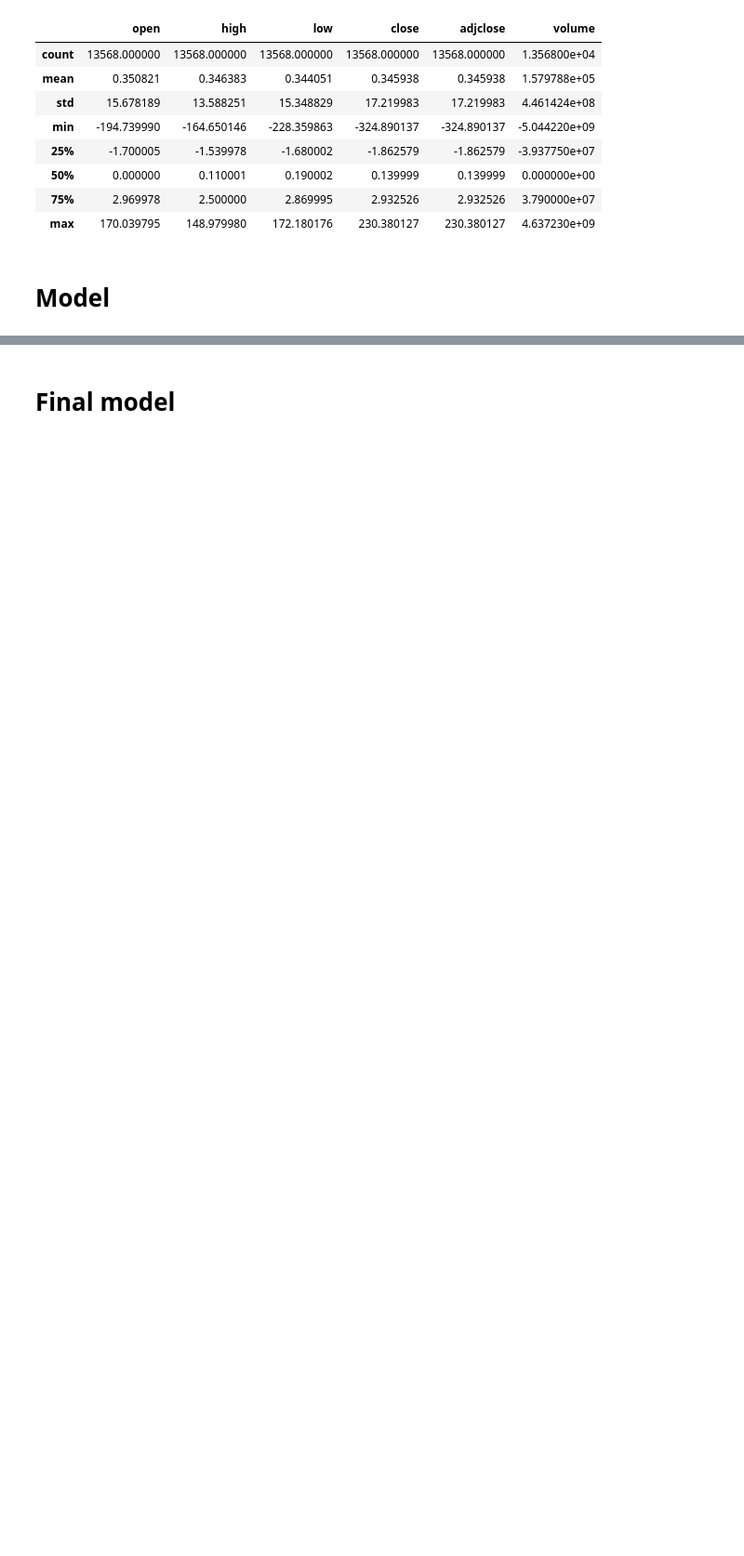
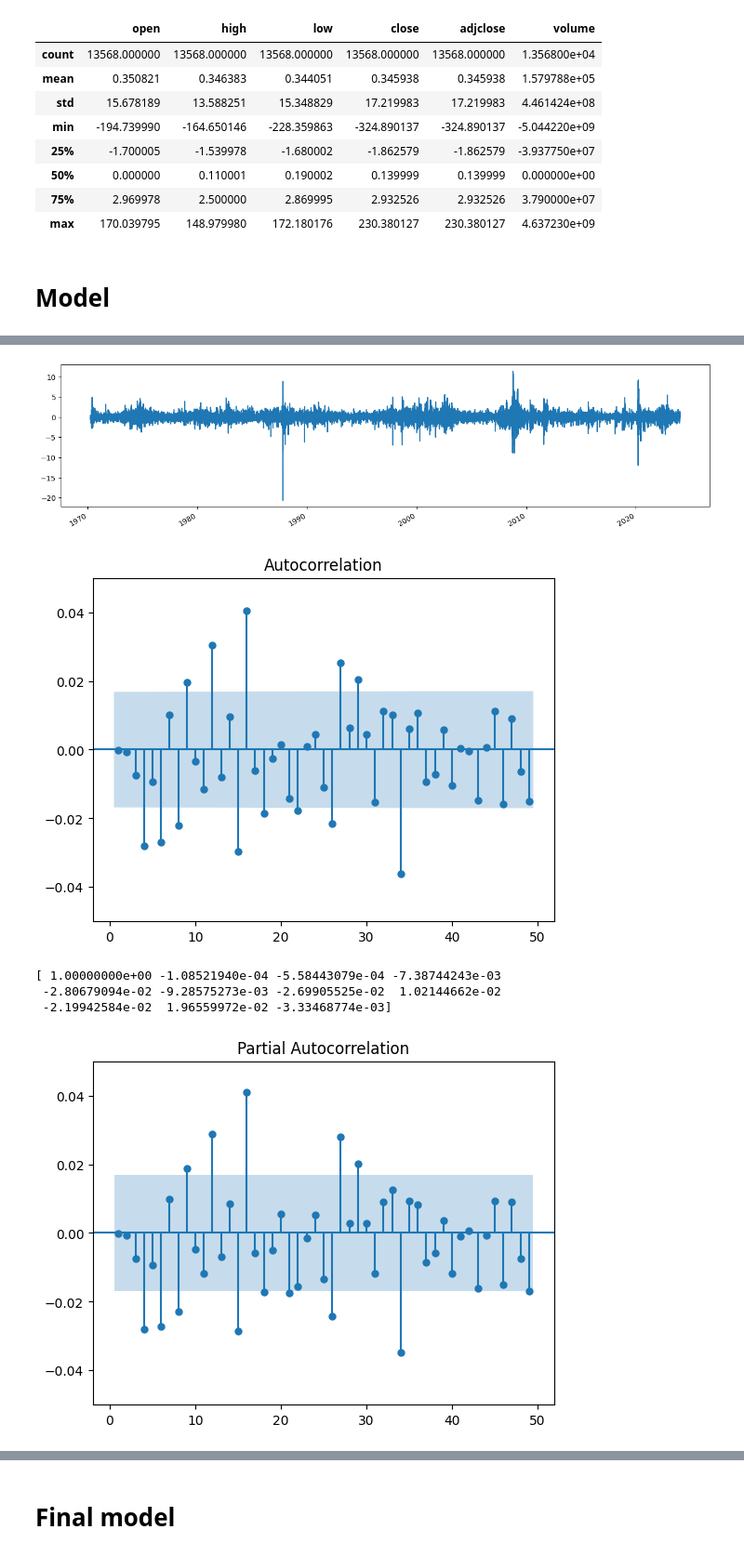
Before and after one commit to TheNoobGoda/time_series_project, a Jupyter notebook: yahoo_stock.ipynb, the cells around one changed output, grey strips where cells are left out. Shown at 93% size. Drawn from its saved outputs; the diff is of its cells as text; code cells hidden in the pictures; blank space fills up the shorter version.

```diff
--- a/yahoo_stock.ipynb
+++ b/yahoo_stock.ipynb
@@ -415,0 +419,26 @@ Optimization terminated successfully    (Exit mode 0)
+# %%
+model_ar = AutoReg(returns,lags=2)
+result = model_ar.fit()
+
+plt.figure(figsize=(16, 4))
+result.resid.plot()
+plt.show()
+
+acf= sm.tsa.acf(result.resid,nlags=10)
+fig = tsaplots.plot_acf(result.resid, lags=range(1,50))
+plt.ylim(-0.05,0.05)
+plt.show()
+print(acf)
+
+pacf= sm.tsa.pacf(result.resid,nlags=10)
+fig = tsaplots.plot_pacf(result.resid, lags=range(1,50))
+plt.ylim(-0.05,0.05)
+plt.show()
+print(pacf)
+# %% [output]
+[figure, added]
+[figure, added]
+[ 1.00000000e+00 -1.08521940e-04 -5.58443079e-04 -7.38744243e-03
+ -2.80679094e-02 -9.28575273e-03 -2.69905525e-02  1.02144662e-02
+ -2.19942584e-02  1.96559972e-02 -3.33468774e-03]
+[figure, added]
```
Also changed, not shown: parts of 14 cells of this notebook, 1 other file.
